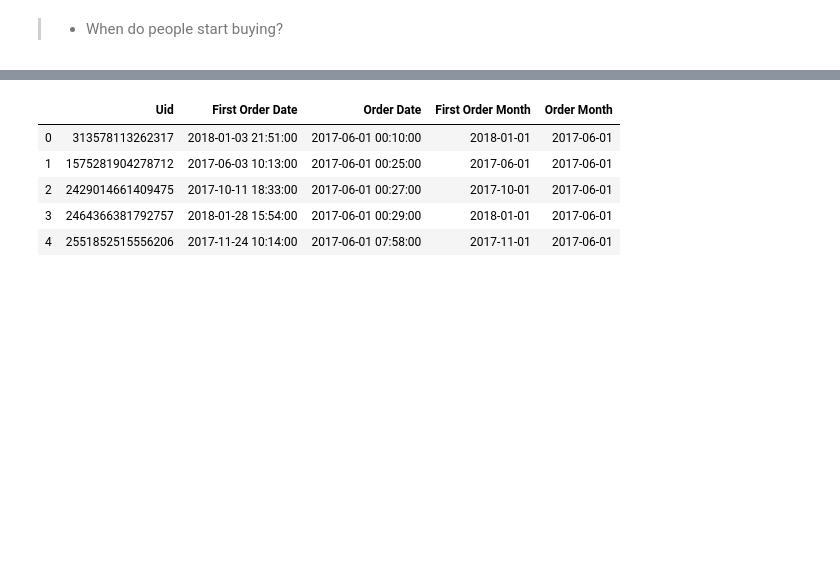
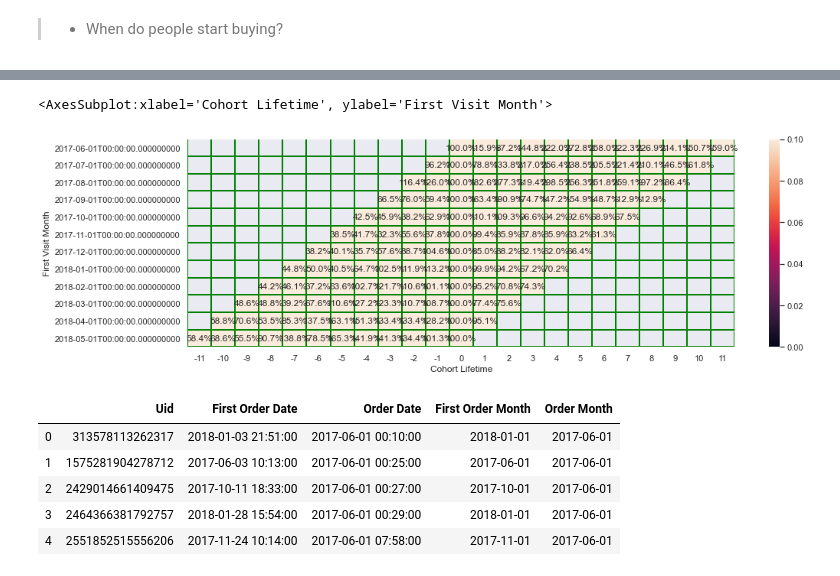
Before and after one commit to asicmicprj/Afisha_analytics, a Jupyter notebook: Afisha_analytics_v0.0.1.ipynb, the cells around one changed output, grey strips where cells are left out. Cells and saved outputs as stored; diff of their text form; code cells hidden in the pictures; blank space fills up the shorter version.

Commit message:
Added and calculated "Retention Rate" section.

```diff
--- a/Afisha_analytics_v0.0.1.ipynb
+++ b/Afisha_analytics_v0.0.1.ipynb
@@ -499,0 +518,4 @@ display(df_orders.head())
+# %%
+initial_user_count = cohorts[cohorts['Cohort Lifetime'] == 0][['First Visit Month', 'Uid']]
+initial_user_count = initial_user_count.rename(columns={'Uid':'Cohort Users'})
+display(initial_user_count)
@@ -499,0 +536,3 @@ display(df_orders.head())
+# %%
+cohorts = cohorts.merge(initial_user_count, on='First Visit Month')
+display(cohorts.head())
@@ -499,0 +546,2 @@ display(df_orders.head())
+# %%
+cohorts['Retention'] = cohorts['Uid'] / cohorts['Cohort Users']
@@ -499,0 +560,7 @@ display(df_orders.head())
+# %%
+retention_pivot = cohorts.pivot_table(
+    index   ='First Visit Month',
+    columns ='Cohort Lifetime',
+    values  ='Retention',
+    aggfunc ='sum'
+)
@@ -500,3 +583,18 @@ display(df_orders.head())
+# %%
+sns.set(style='dark')
+plt.figure(figsize=(16,5))
+sns.heatmap(
+    retention_pivot,
+    annot=True,
+    fmt='.1%',
+    linewidth=1,
+    linecolor='green',
+    vmax=0.1,
+    vmin=0
+)
+# %% [output]
+<AxesSubplot:xlabel='Cohort Lifetime', ylabel='First Visit Month'>
+[figure, added]
 # %%
 first_orders = df_orders.groupby('Uid').agg({'Buy Ts':'min'}).reset_index()
 first_orders.columns = ['Uid','First Order Date']
```
Also changed, not shown: parts of 14 cells of this notebook.
